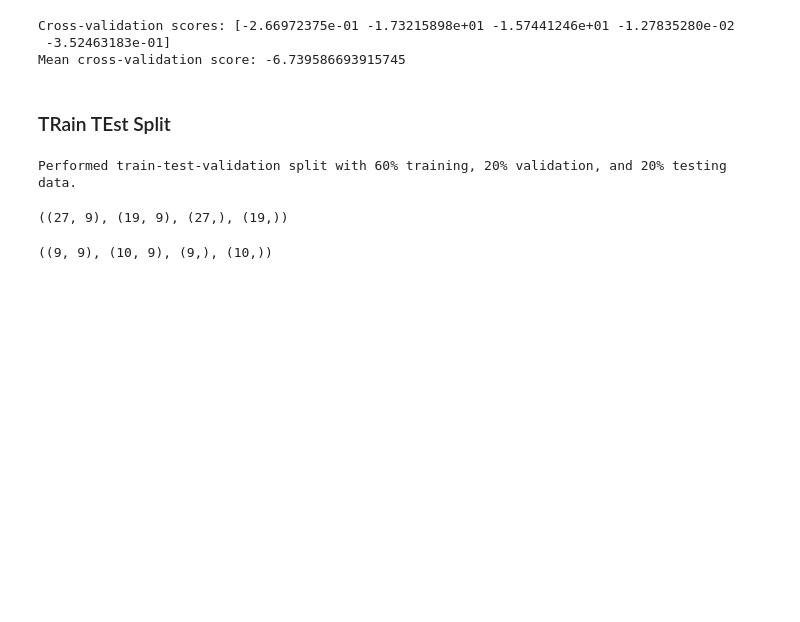
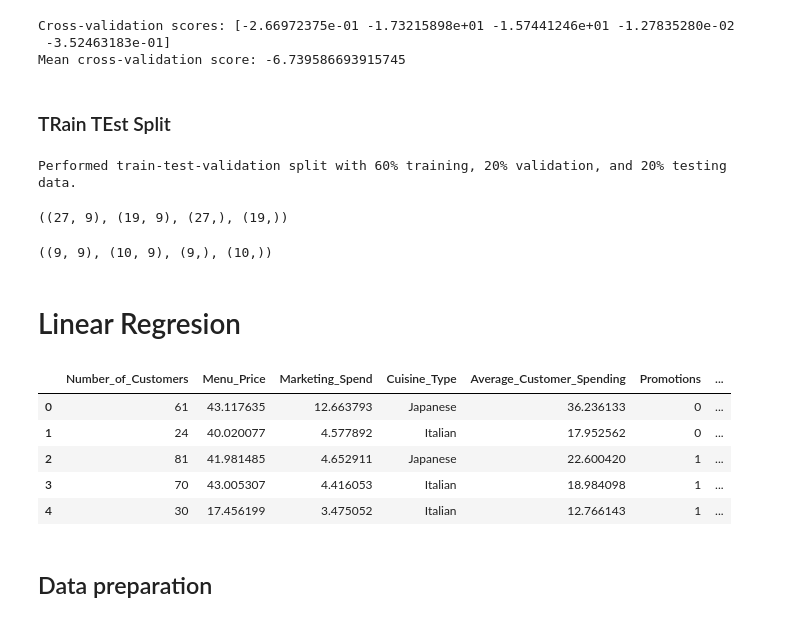
Before and after one commit to levalencia/mmlbook, a Jupyter notebook: Chapter05/Chapter05.ipynb, the cells around one changed output. Cells and saved outputs as stored; diff of their text form; code cells hidden in the pictures; blank space fills up the shorter version.

```diff
--- a/Chapter05/Chapter05.ipynb
+++ b/Chapter05/Chapter05.ipynb
@@ -219,3 +219,23 @@ X_train.shape, X_temp.shape, y_train.shape, y_temp.shape
 X_val.shape, X_test.shape, y_val.shape, y_test.shape
 # %% [output]
 ((9, 9), (10, 9), (9,), (10,))
+# %% [markdown]
+# Linear Regresion
+# %%
+import pandas as pd
+
+# Load the dataset
+url = 'datasets/restaurant_revenue.csv'
+df = pd.read_csv(url)
+
+# Display the first few rows of the dataset
+df.head()
+# %% [output]
+|  | Number_of_Customers | Menu_Price | Marketing_Spend | Cuisine_Type | Average_Customer_Spending | Promotions | ... |
+| 0 | 61 | 43.117635 | 12.663793 | Japanese | 36.236133 | 0 | ... |
+| 1 | 24 | 40.020077 | 4.577892 | Italian | 17.952562 | 0 | ... |
+| 2 | 81 | 41.981485 | 4.652911 | Japanese | 22.600420 | 1 | ... |
+| 3 | 70 | 43.005307 | 4.416053 | Italian | 18.984098 | 1 | ... |
+| 4 | 30 | 17.456199 | 3.475052 | Italian | 12.766143 | 1 | ... |
+# %% [markdown]
+## Data preparation
```
Also changed, not shown: parts of 10 cells of this notebook, 6 other files.
